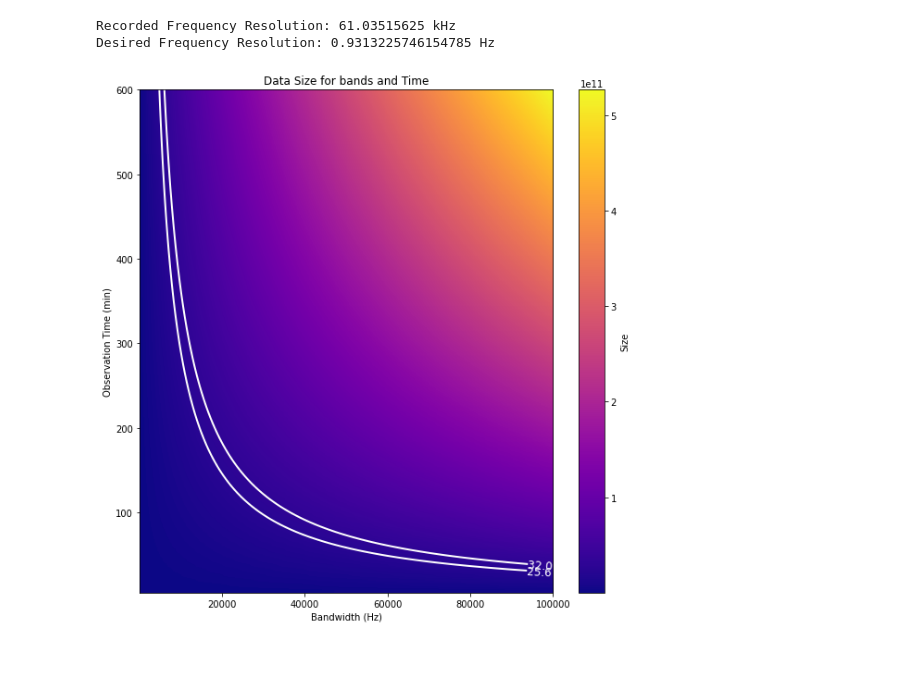
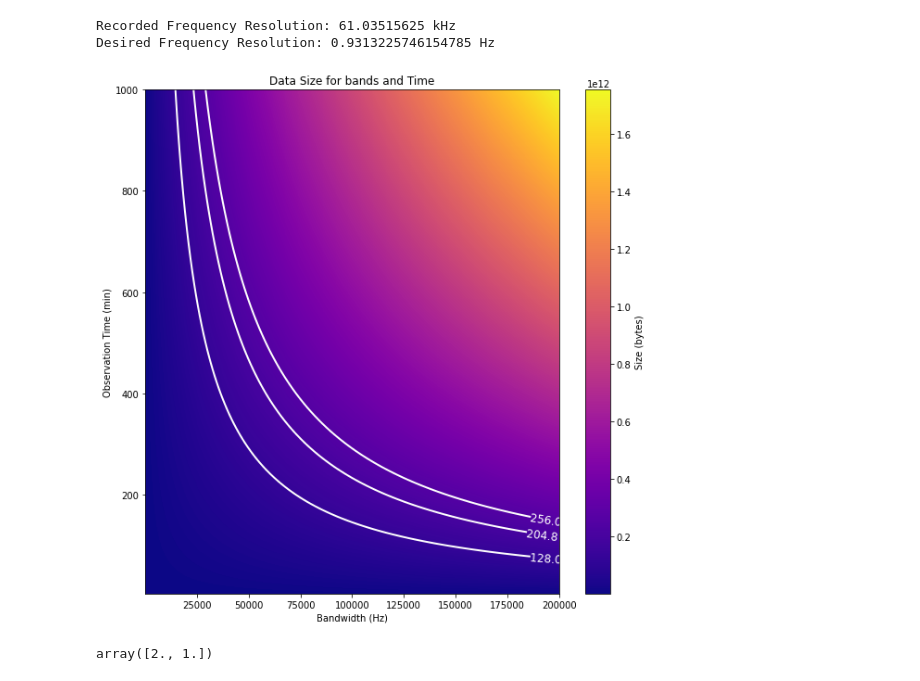
Before and after one commit to PhilJ0ly/albatros_axion_detection, a Jupyter notebook: Jupyter/data_size_overview.ipynb, the cells around one changed output. Cells and saved outputs as stored; diff of their text form; code cells hidden in the pictures.

```diff
--- a/Jupyter/data_size_overview.ipynb
+++ b/Jupyter/data_size_overview.ipynb
@@ -79,26 +79,31 @@ print("Desired Frequency Resolution:", new_df, "Hz")
 Recorded Frequency Resolution: 61.03515625 kHz
 Desired Frequency Resolution: 0.9313225746154785 Hz
 # %%
-band = np.linspace(100, 1e5, int(1e4)) # (Hz)
-time = np.linspace(5, 600, 100)*60 # (sec)
+band = np.linspace(100, 2e5, int(1e4)) # (Hz)
+time = np.linspace(5, 1000, 1000)*60 # (sec)
 
 f, t = np.meshgrid(band, time)
 size = get_size(f, new_df, t)
 
 plt.figure(figsize=(10,10))
 
-im = plt.imshow(size, extent=[100, 1e5, 5, 600], origin='lower', cmap='plasma', aspect='auto')
+im = plt.imshow(size, extent=[100, 2e5, 5, 1000], origin='lower', cmap='plasma', aspect='auto')
 
-GPU_RAM = 32e9
-N = np.array([0.8, 1])*GPU_RAM
+CPU_RAM = 256e9
+N = np.array([0.5,0.8, 1])*CPU_RAM
 for i in range(N.shape[0]):
     contour = plt.contour(band, time/60, size, levels=[N[i]], colors='White', linewidths=2)
     plt.clabel(contour, inline=True, fontsize=12, fmt=f'{N[i]/1e9} GB')
 
 plt.ylabel("Observation Time (min)")
 plt.xlabel("Bandwidth (Hz)")
 plt.title("Data Size for bands and Time")
-plt.colorbar(im, label='Size')
+plt.colorbar(im, label='Size (bytes)')
 plt.show()
 # %% [output]
-[figure, old version]
+[figure, new version]
+# %%
+k=np.array([1,2])
+2/k
+# %% [output]
+array([2., 1.])
```
Also changed, not shown: parts of 5 cells of this notebook.
